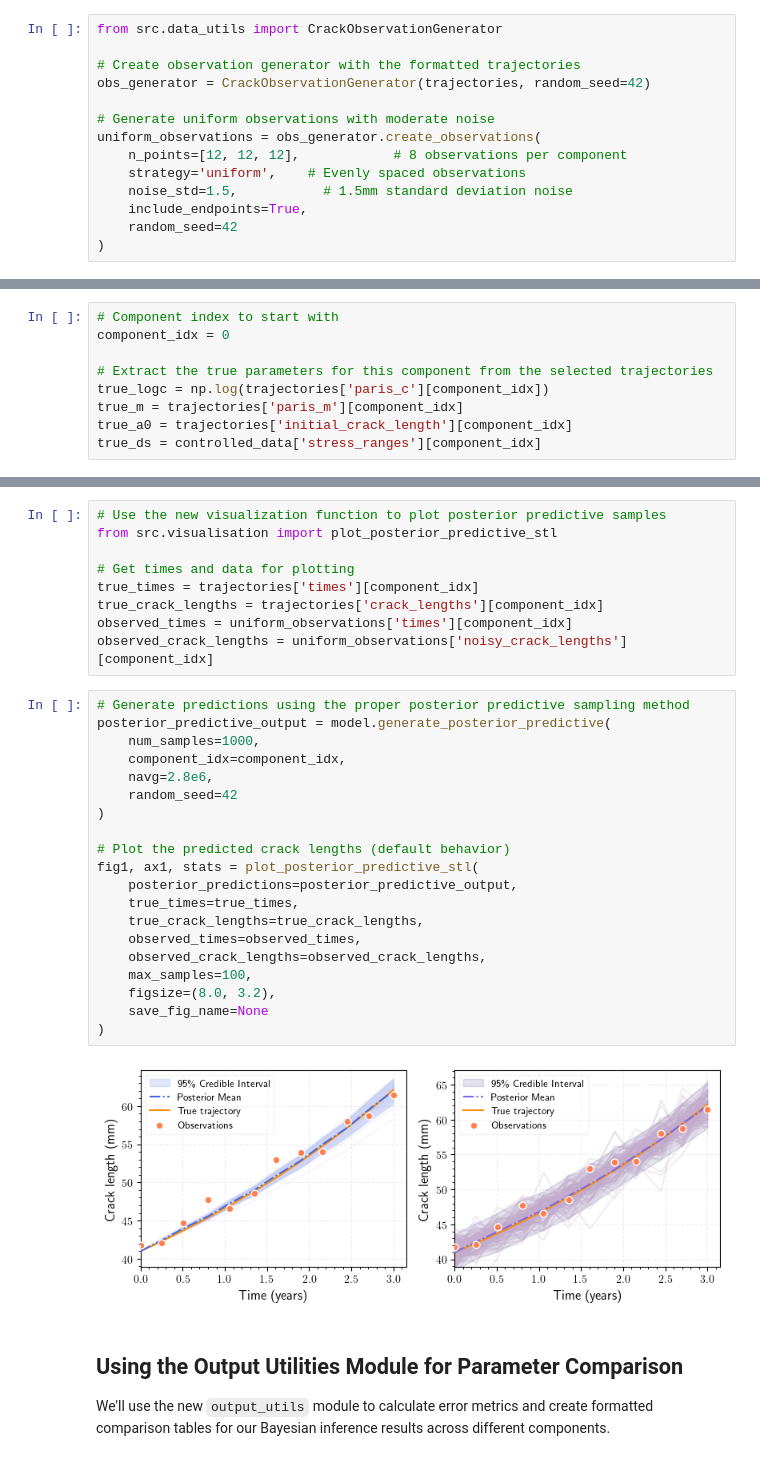
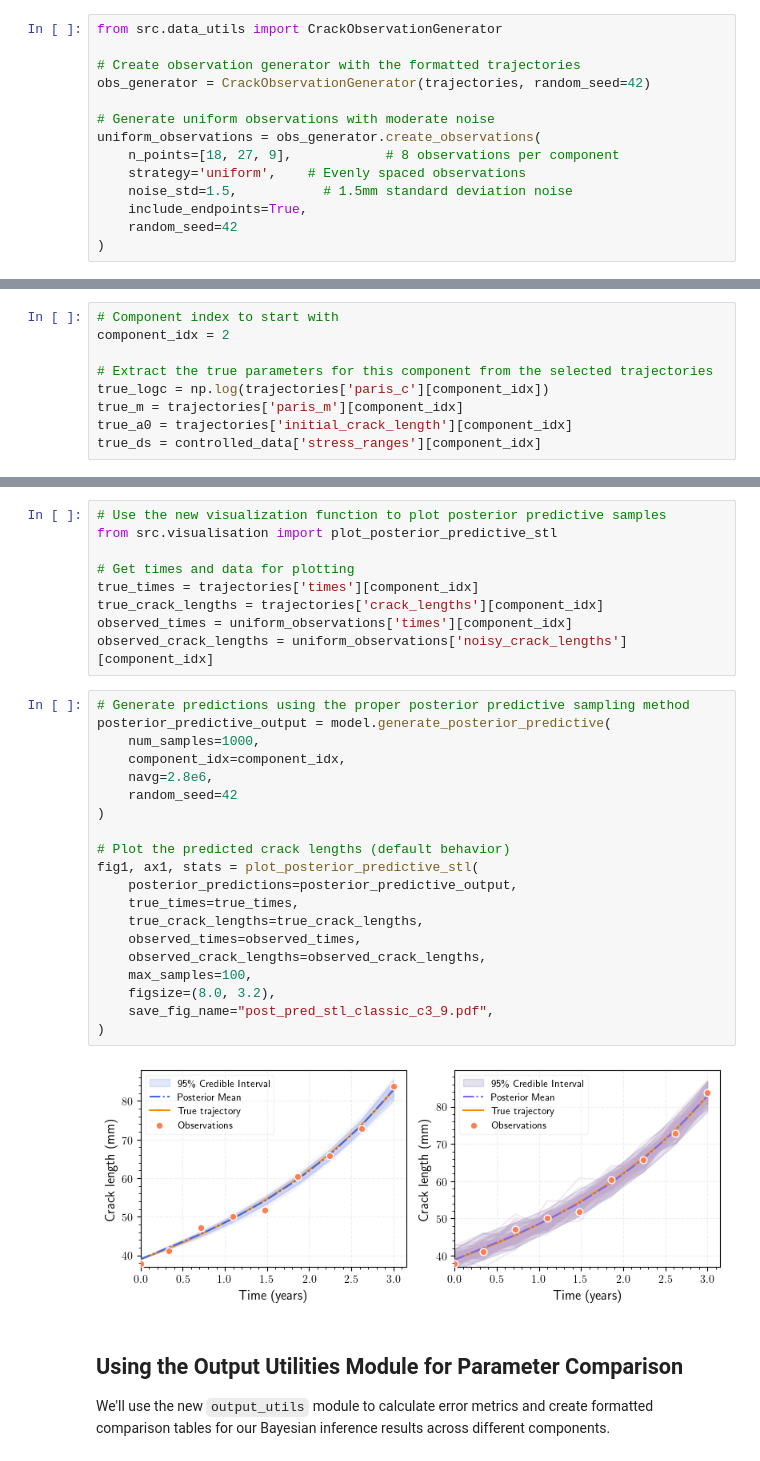
Before and after one commit to nsilionis/hierarchical-crack-growth-monitoring, a Jupyter notebook: notebooks/demo_classic_fatigue.ipynb, the cells around one changed output, grey strips where cells are left out. Drawn from its saved outputs; the diff is of its cells as text.

```diff
--- a/notebooks/demo_classic_fatigue.ipynb
+++ b/notebooks/demo_classic_fatigue.ipynb
@@ -323,7 +323,7 @@ obs_generator = CrackObservationGenerator(trajectories, random_seed=42)
 
 # Generate uniform observations with moderate noise
 uniform_observations = obs_generator.create_observations(
-    n_points=[12, 12, 12],            # 8 observations per component
+    n_points=[18, 27, 9],            # 8 observations per component
     strategy='uniform',    # Evenly spaced observations
     noise_std=1.5,           # 1.5mm standard deviation noise
     include_endpoints=True,
@@ -371,7 +371,7 @@ priors = {
 }
 # %%
 # Component index to start with
-component_idx = 0
+component_idx = 2
 
 # Extract the true parameters for this component from the selected trajectories
 true_logc = np.log(trajectories['paris_c'][component_idx])
@@ -516,25 +519,25 @@ observed_crack_lengths = uniform_observations['noisy_crack_lengths'][component_i
 # %%
 # Generate predictions using the proper posterior predictive sampling method
 posterior_predictive_output = model.generate_posterior_predictive(
     num_samples=1000,
     component_idx=component_idx,
     navg=2.8e6,
     random_seed=42
 )
 
 # Plot the predicted crack lengths (default behavior)
 fig1, ax1, stats = plot_posterior_predictive_stl(
     posterior_predictions=posterior_predictive_output,
     true_times=true_times,
     true_crack_lengths=true_crack_lengths,
     observed_times=observed_times,
     observed_crack_lengths=observed_crack_lengths,
     max_samples=100,
     figsize=(8.0, 3.2),
-    save_fig_name=None
+    save_fig_name="post_pred_stl_classic_c3_9.pdf",
 )
 # %% [output]
-[figure, old version]
+[figure, new version]
 # %% [markdown]
 ## Using the Output Utilities Module for Parameter Comparison
 
```
Also changed, not shown: parts of 32 cells of this notebook.
